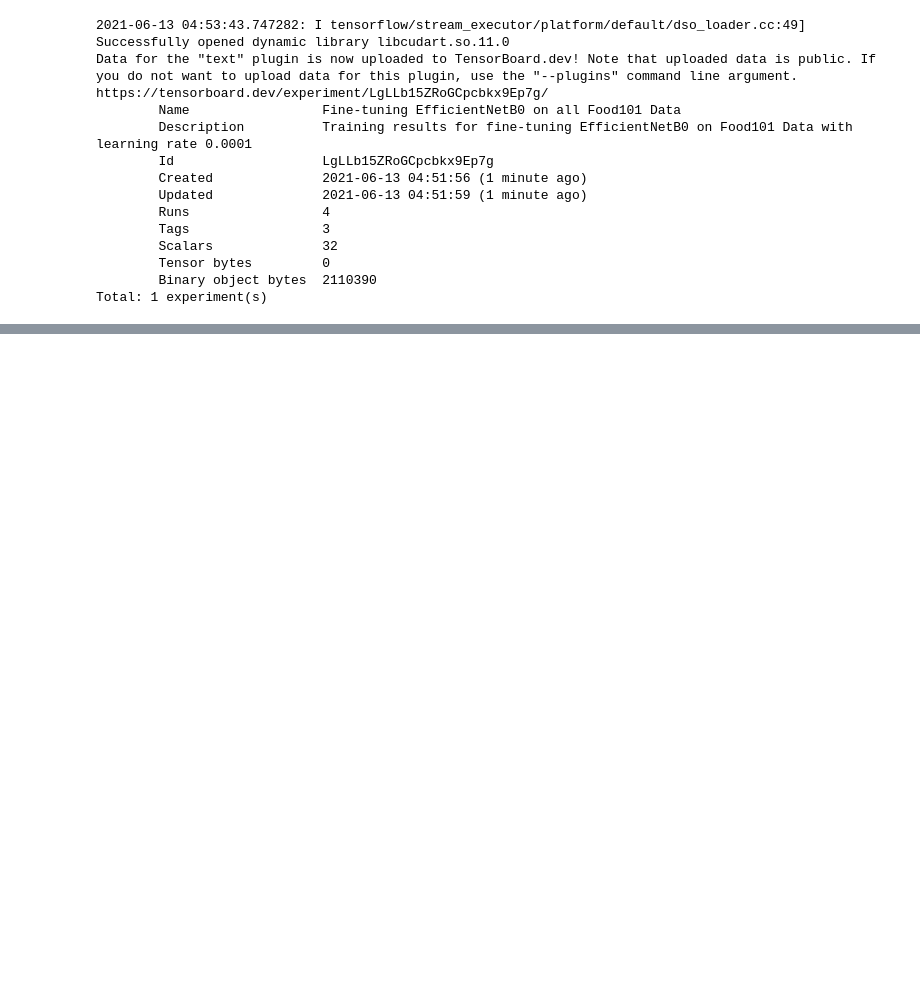
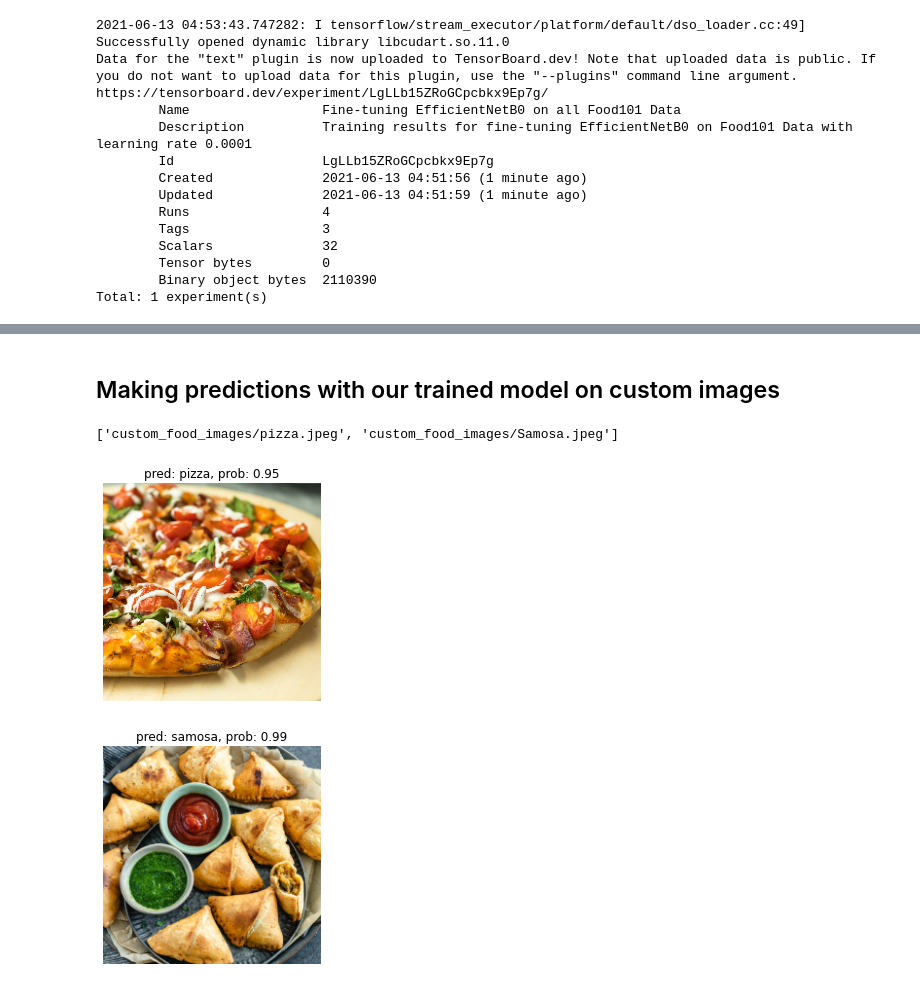
Before and after one commit to itsmohsin/foodVision, a Jupyter notebook: foodVision.ipynb, the cells around one changed output, grey strips where cells are left out. Saved outputs shown, nothing was run; the diff lists cells and outputs as text; code cells hidden in the pictures; blank space fills up the shorter version.

```diff
--- a/foodVision.ipynb
+++ b/foodVision.ipynb
@@ -705,0 +726,22 @@ Total: 1 experiment(s)
+# %% [markdown]
+## Making predictions with our trained model on custom images
+# %%
+# Get custom food images filepaths
+custom_food_images = ["custom_food_images/" + img_path for img_path in os.listdir("custom_food_images")]
+custom_food_images
+# %% [output]
+['custom_food_images/pizza.jpeg', 'custom_food_images/Samosa.jpeg']
+# %%
+# Make predictions on custom food images
+for img in custom_food_images:
+  img = load_and_prep_image(img, scale=False) # load in target image and turn it into tensor
+  pred_prob = model.predict(tf.expand_dims(img, axis=0)) # make prediction on image with shape [None, 224, 224, 3]
+  pred_class = class_names[pred_prob.argmax()] # find the predicted class label
+  # Plot the image with appropriate annotations
+  plt.figure()
+  plt.imshow(img/255.) # imshow() requires float inputs to be normalized
+  plt.title(f"pred: {pred_class}, prob: {pred_prob.max():.2f}")
+  plt.axis(False)
+# %% [output]
+[figure, added]
+[figure, added]
```
Also changed, not shown: parts of 1 cell of this notebook.
